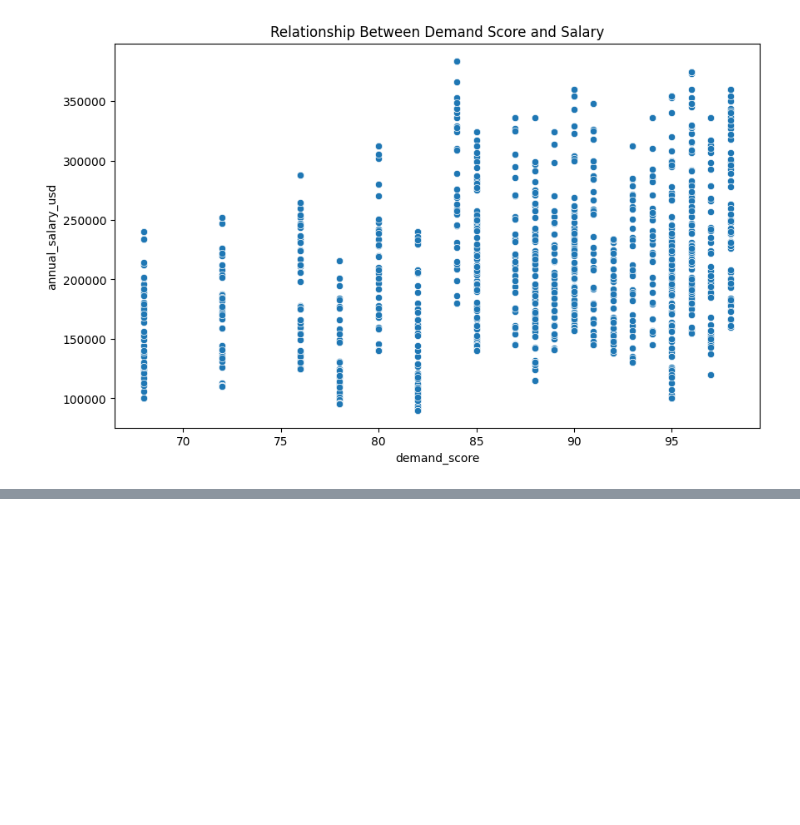
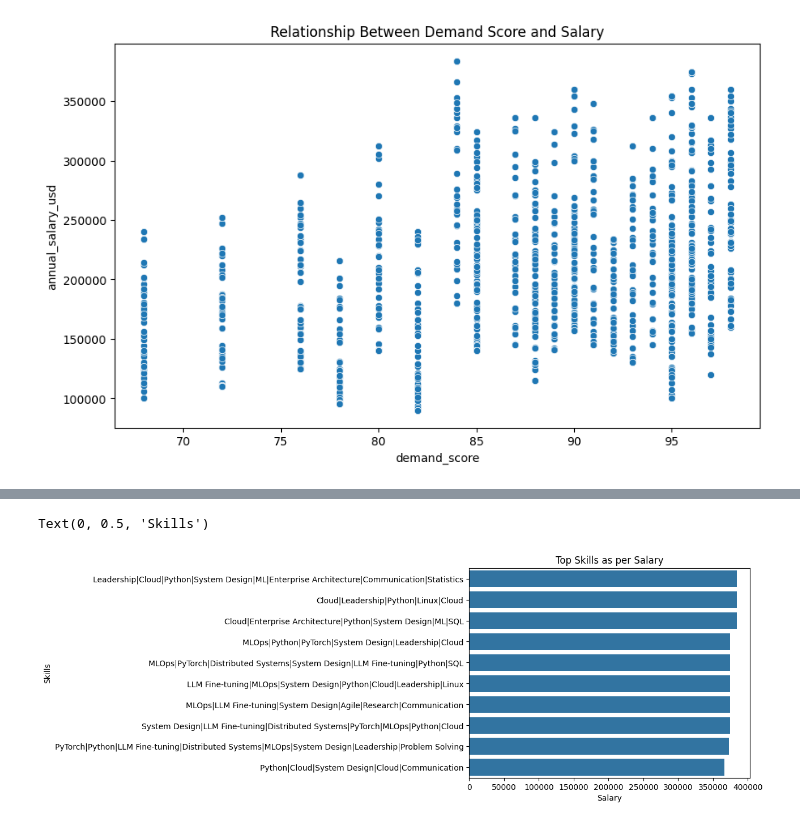
Before and after one commit to ShlokGadhave/AI-Career-Market-Insights, a Jupyter notebook: main.ipynb, the cells around one changed output, grey strips where cells are left out. Cells and saved outputs as stored; diff of their text form; code cells hidden in the pictures; blank space fills up the shorter version.

```diff
--- a/main.ipynb
+++ b/main.ipynb
@@ -935,0 +1154,5 @@ Text(0.5, 1.0, 'Relationship Between Demand Score and Salary')
+# %%
+skills_with_highest_salary=df.groupby('required_skills')['annual_salary_usd'].max().sort_values(ascending=False).reset_index()
+skills_with_highest_salary.head(10)
+
+# Leadership|Cloud|Python|System Design|MLhas the highest salary
@@ -935,0 +1171,10 @@ Text(0.5, 1.0, 'Relationship Between Demand Score and Salary')
+# %%
+top=skills_with_highest_salary.head(10)
+top.head(10)
+sns.barplot(data=top,x='annual_salary_usd',y='required_skills')
+plt.title('Top Skills as per Salary')
+plt.xlabel('Salary')
+plt.ylabel('Skills')
+# %% [output]
+Text(0, 0.5, 'Skills')
+[figure, added]
```
Also changed, not shown: parts of 12 cells of this notebook.
